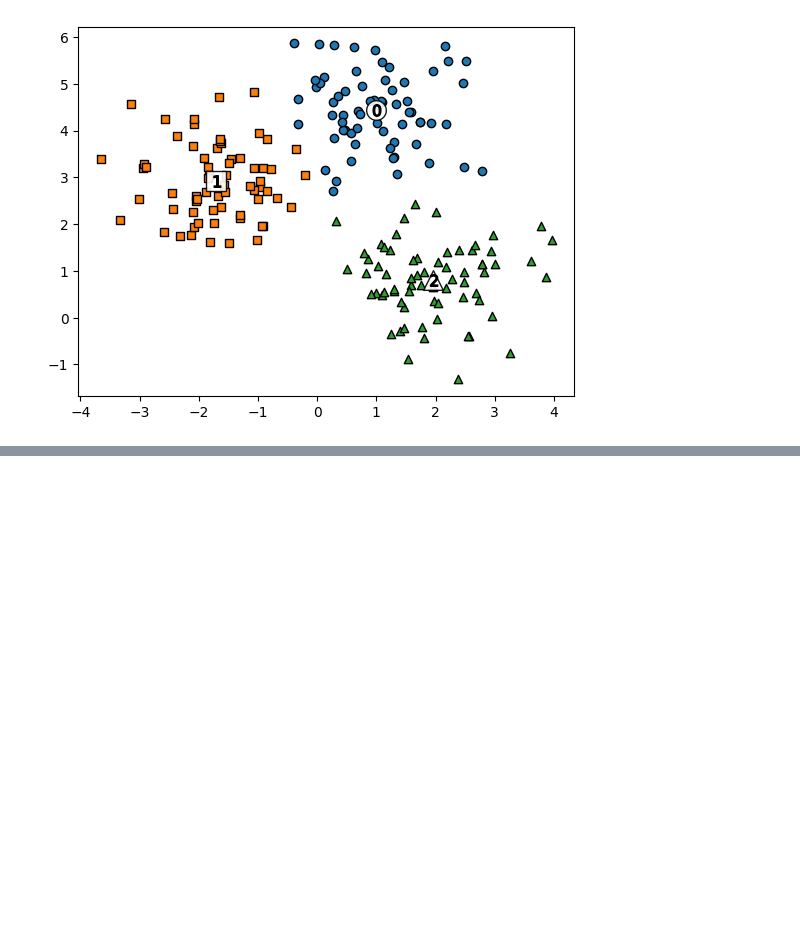
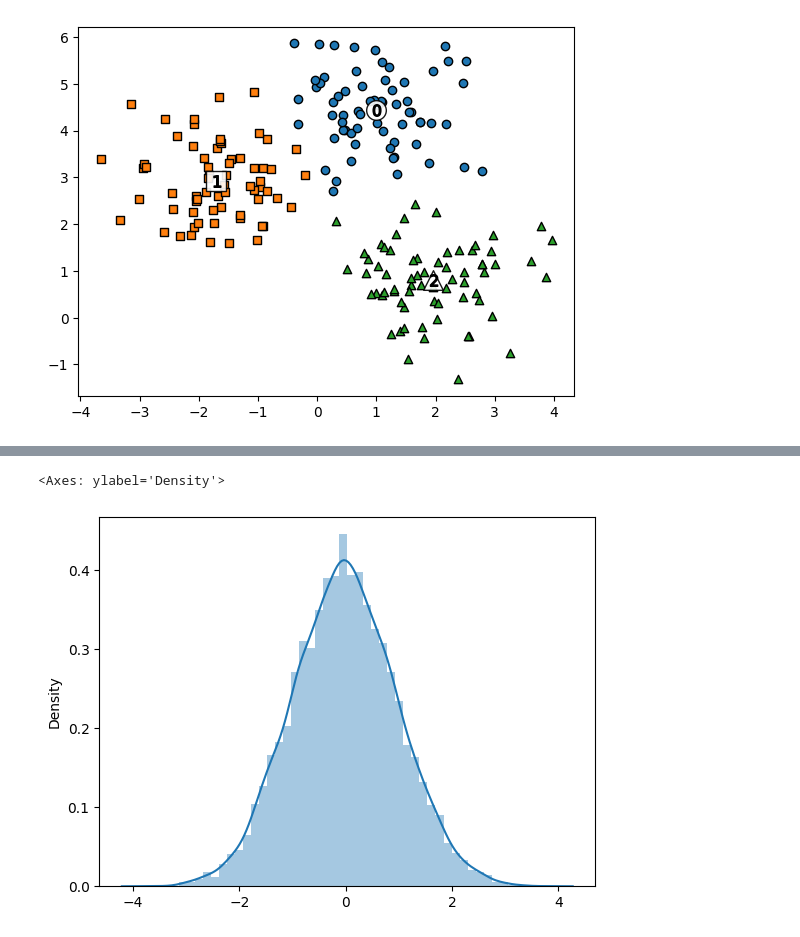
Before and after one commit to silverA-01/TIL, a Jupyter notebook: machine-learning/11_Clustering.ipynb, the cells around one changed output, grey strips where cells are left out. Drawn from its saved outputs; the diff is of its cells as text; code cells hidden in the pictures; blank space fills up the shorter version.

```diff
--- a/machine-learning/11_Clustering.ipynb
+++ b/machine-learning/11_Clustering.ipynb
@@ -418,0 +504,11 @@ plt.show()
+# %%
+# 10000개 랜덤 데이터를 정규분포로 생성할 경우 그래프 시각화 확인
+
+np.random.seed(0)
+sample = np.random.normal(0, 1, size=10000)
+
+## distplot 이용해서 시각화
+sns.distplot(sample)
+# %% [output]
+<Axes: ylabel='Density'>
+[figure, added]
```
Also changed, not shown: parts of 97 cells of this notebook.
